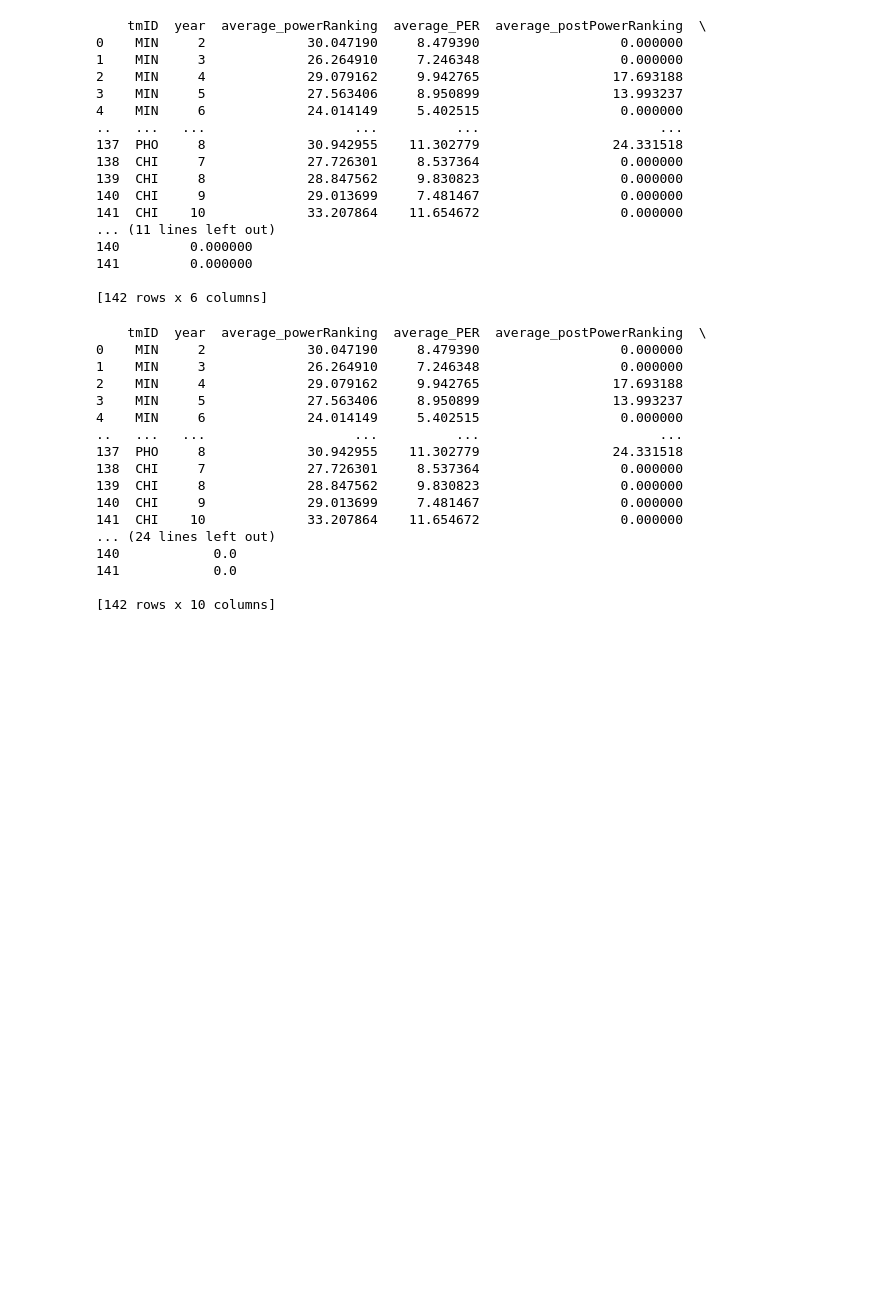
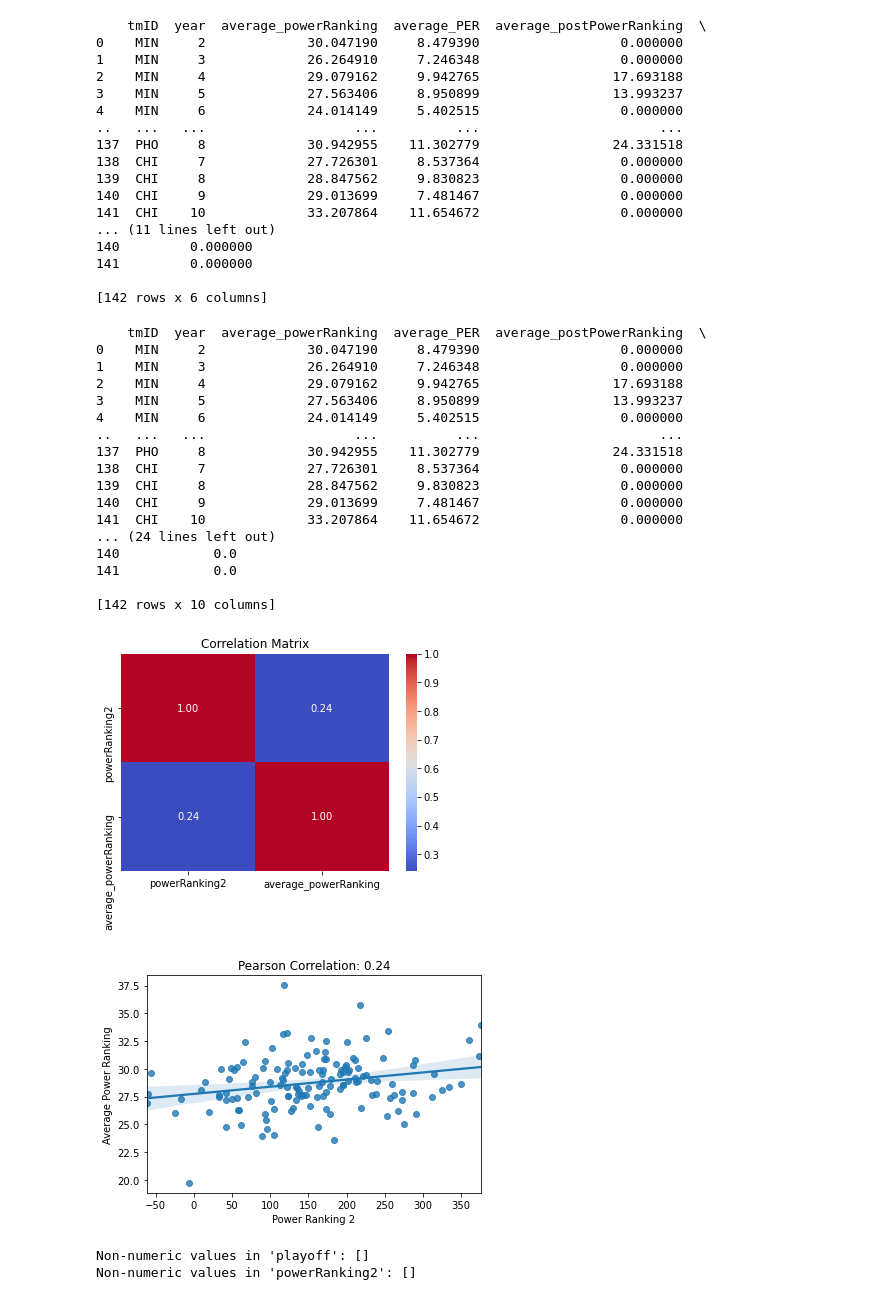
Before and after one commit to zearaujo11/AC, a Jupyter notebook: create_feature_eng_dataset.ipynb, the cells around one changed output. Drawn from its saved outputs; the diff is of its cells as text; code cells hidden in the pictures; blank space fills up the shorter version.

Commit message:
added correlation between collective performance and mean of individual players performance

```diff
--- a/create_feature_eng_dataset.ipynb
+++ b/create_feature_eng_dataset.ipynb
@@ -339,3 +343,37 @@ print(feature_engineering_dataset)
 141            0.0
 
 [142 rows x 10 columns]
+# %%
+correlation_matrix = feature_engineering_dataset[['powerRanking2', 'average_powerRanking']].corr()
+pearson_corr, _ = pearsonr(feature_engineering_dataset['powerRanking2'], feature_engineering_dataset['average_powerRanking'])
+
+# Visualize the correlation matrix using a heatmap
+sns.heatmap(correlation_matrix, annot=True, cmap='coolwarm', fmt=".2f")
+plt.title('Correlation Matrix')
+plt.show()
+
+# Visualize the scatter plot with regression line
+sns.regplot(x='powerRanking2', y='average_powerRanking', data=feature_engineering_dataset)
+plt.title(f'Pearson Correlation: {pearson_corr:.2f}')
+plt.xlabel('Power Ranking 2')
+plt.ylabel('Average Power Ranking')
+plt.show()
+# %% [output]
+[figure, added]
+[figure, added]
+# %%
+# Ensure 'playoff' column has string values 'Y' and 'N'
+feature_engineering_dataset['playoff'] = feature_engineering_dataset['playoff'].astype(str)
+
+# Convert 'Y' to 1 and 'N' to 0
+feature_engineering_dataset['playoff'] = feature_engineering_dataset['playoff'].replace({'Y': 1, 'N': 0})
+
+non_numeric_playoff = feature_engineering_dataset['playoff'].loc[pd.to_numeric(feature_engineering_dataset['playoff'], errors='coerce').isna()]
+non_numeric_powerRanking2 = feature_engineering_dataset['powerRanking2'].loc[pd.to_numeric(feature_engineering_dataset['powerRanking2'], errors='coerce').isna()]
+
+
+print("Non-numeric values in 'playoff':", non_numeric_playoff.unique())
+print("Non-numeric values in 'powerRanking2':", non_numeric_powerRanking2.unique())
+# %% [output]
+Non-numeric values in 'playoff': []
+Non-numeric values in 'powerRanking2': []
```
Also changed, not shown: parts of 3 cells of this notebook.
